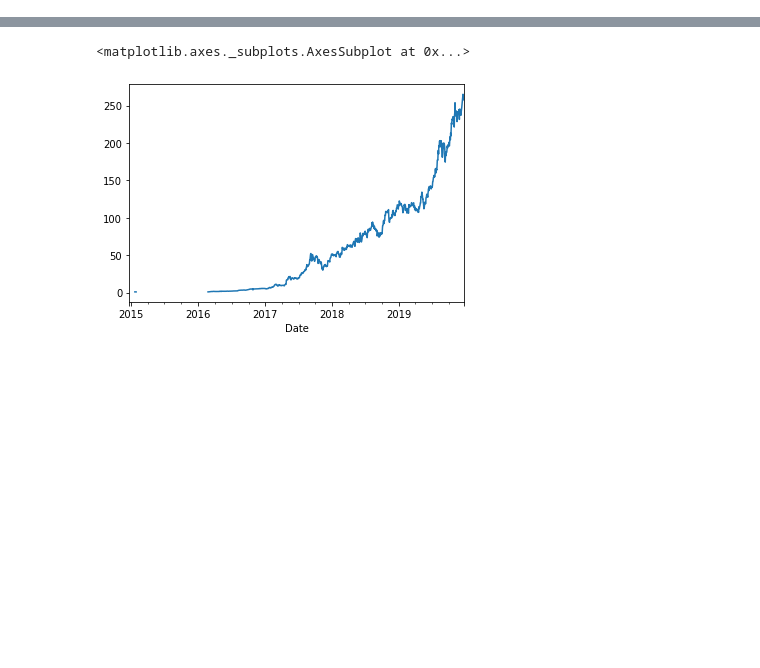
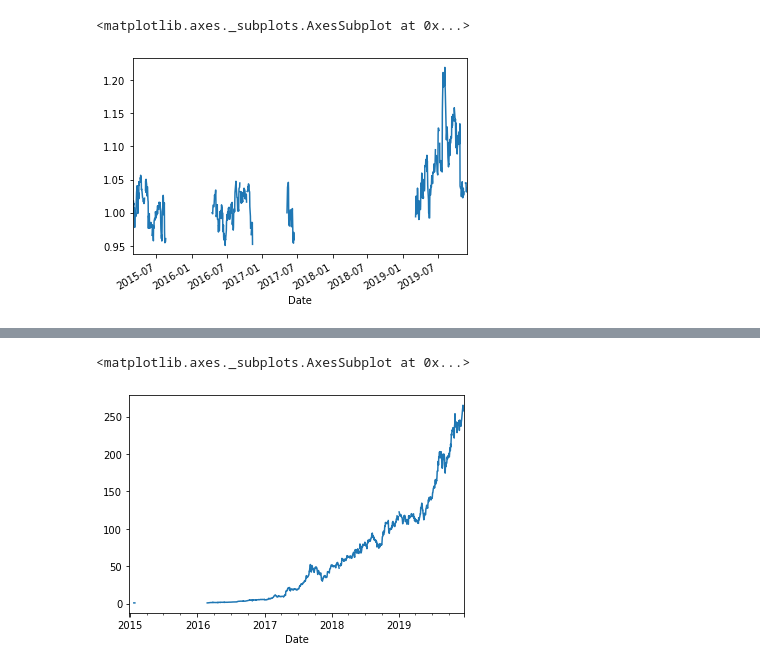
Before and after one commit to rafapras/Trading, a Jupyter notebook: Estrategias-Copy1.ipynb, the cells around one changed output, grey strips where cells are left out. Drawn from its saved outputs; the diff is of its cells as text; code cells hidden in the pictures; blank space fills up the shorter version.

```diff
--- a/Estrategias-Copy1.ipynb
+++ b/Estrategias-Copy1.ipynb
@@ -105,0 +100,5 @@ y=y.drop(['DROPAR'],axis=1)
+# %%
+kt['OP_RESULT'].plot()
+# %% [output]
+<matplotlib.axes._subplots.AxesSubplot at 0x...>
+[figure, added]
```
Also changed, not shown: parts of 132 cells of this notebook, 7 other files.
